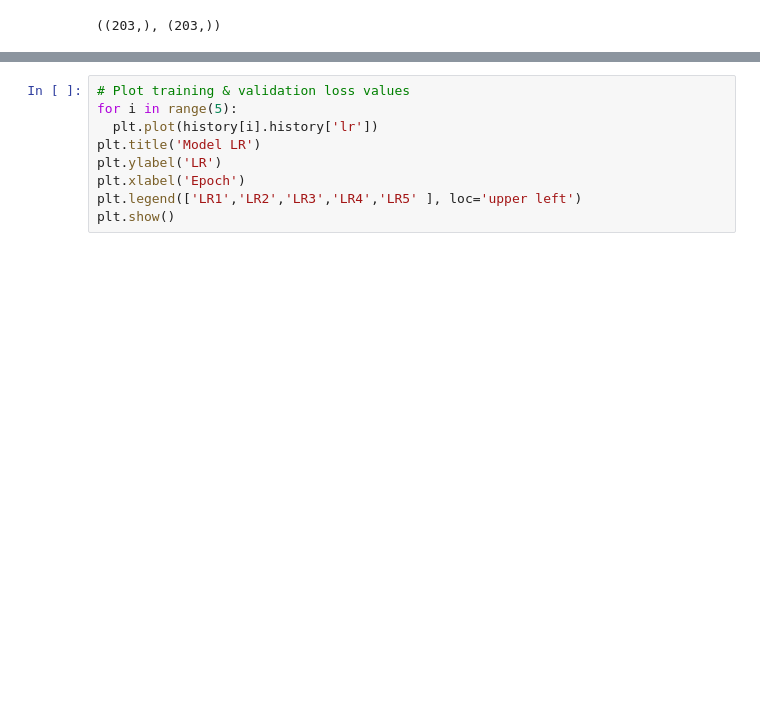
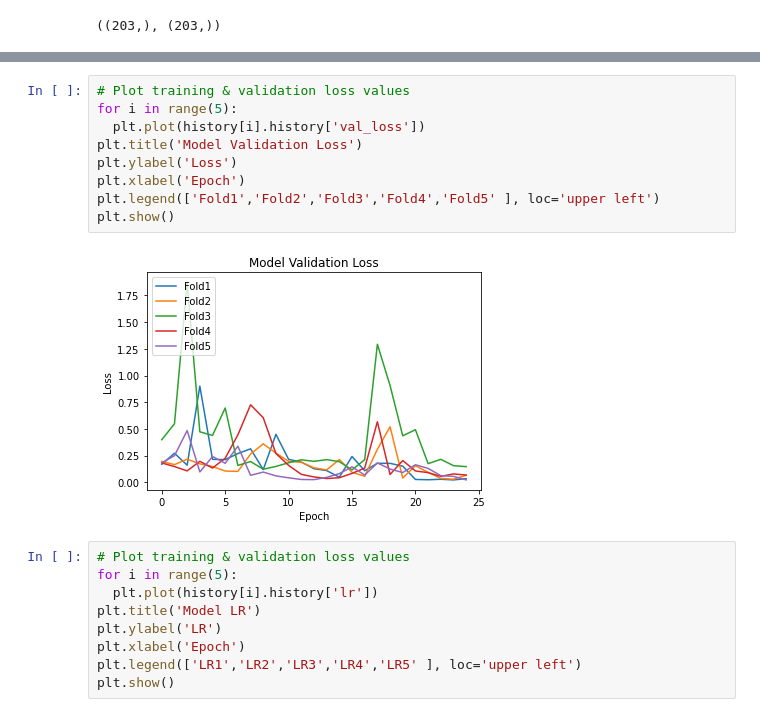
Before and after one commit to talhaanwarch/Corona_Virus, a Jupyter notebook: CT_scan/CLR_cross_validation_test.ipynb, the cells around one changed output, grey strips where cells are left out. Drawn from its saved outputs; the diff is of its cells as text; blank space fills up the shorter version.

```diff
--- a/CT_scan/CLR_cross_validation_test.ipynb
+++ b/CT_scan/CLR_cross_validation_test.ipynb
@@ -306,3 +318,14 @@ history[0].history.keys()
+# %%
+# Plot training & validation loss values
+for i in range(5):
+  plt.plot(history[i].history['val_loss'])
+plt.title('Model Validation Loss')
+plt.ylabel('Loss')
+plt.xlabel('Epoch')
+plt.legend(['Fold1','Fold2','Fold3','Fold4','Fold5' ], loc='upper left')
+plt.show()
+# %% [output]
+[figure, added]
 # %%
 # Plot training & validation loss values
 for i in range(5):
```
Also changed, not shown: parts of 13 cells of this notebook.
